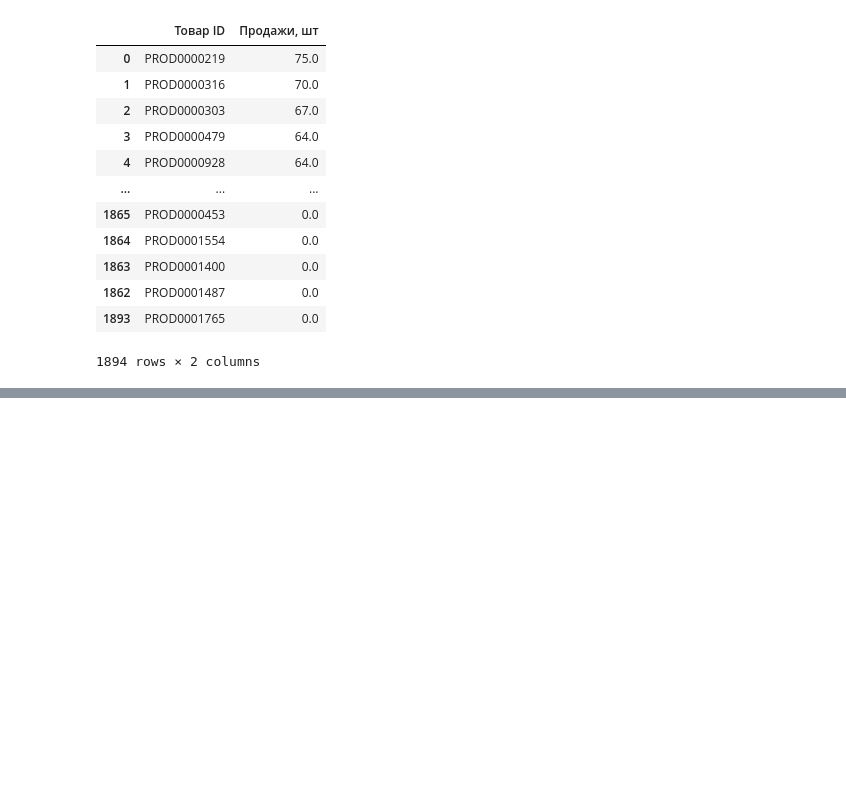
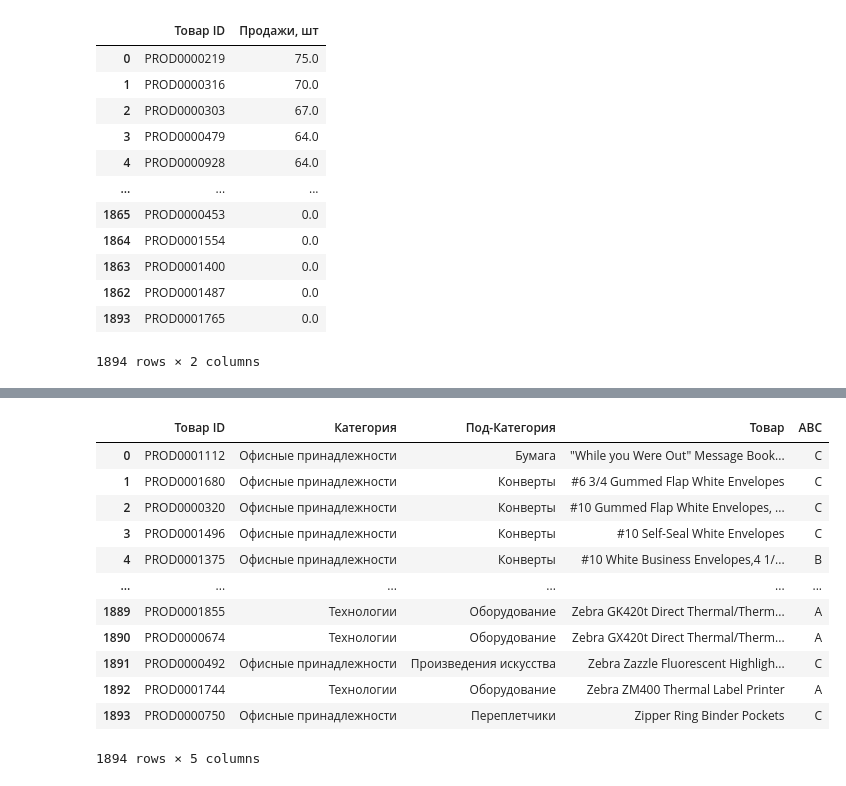
Before and after one commit to OctoBus177/Krok_data_analyses, a Jupyter notebook: all.ipynb, the cells around one changed output, grey strips where cells are left out. Saved outputs shown, nothing was run; the diff lists cells and outputs as text; code cells hidden in the pictures; blank space fills up the shorter version.

```diff
--- a/all.ipynb
+++ b/all.ipynb
@@ -387,0 +506,17 @@ df_sales_analysis
+# %%
+df_pivot_id_abc_prod = pd.merge( df_products,df_ID_ABC, how ='left', on= 'Товар ID')
+df_pivot_id_abc_prod
+# %% [output]
+|  | Товар ID | Категория | Под-Категория | Товар | ABC |
+| 0 | PROD0001112 | Офисные принадлежности | Бумага | "While you Were Out" Message Book... | C |
+| 1 | PROD0001680 | Офисные принадлежности | Конверты | #6 3/4 Gummed Flap White Envelopes | C |
+| 2 | PROD0000320 | Офисные принадлежности | Конверты | #10 Gummed Flap White Envelopes, ... | C |
+| 3 | PROD0001496 | Офисные принадлежности | Конверты | #10 Self-Seal White Envelopes | C |
+| 4 | PROD0001375 | Офисные принадлежности | Конверты | #10 White Business Envelopes,4 1/... | B |
+| ... | ... | ... | ... | ... | ... |
+| 1889 | PROD0001855 | Технологии | Оборудование | Zebra GK420t Direct Thermal/Therm... | A |
+| 1890 | PROD0000674 | Технологии | Оборудование | Zebra GX420t Direct Thermal/Therm... | A |
+| 1891 | PROD0000492 | Офисные принадлежности | Произведения искусства | Zebra Zazzle Fluorescent Highligh... | C |
+| 1892 | PROD0001744 | Технологии | Оборудование | Zebra ZM400 Thermal Label Printer | A |
+| 1893 | PROD0000750 | Офисные принадлежности | Переплетчики | Zipper Ring Binder Pockets | C |
+1894 rows × 5 columns
```
Also changed, not shown: parts of 52 cells of this notebook, 2 other files.
